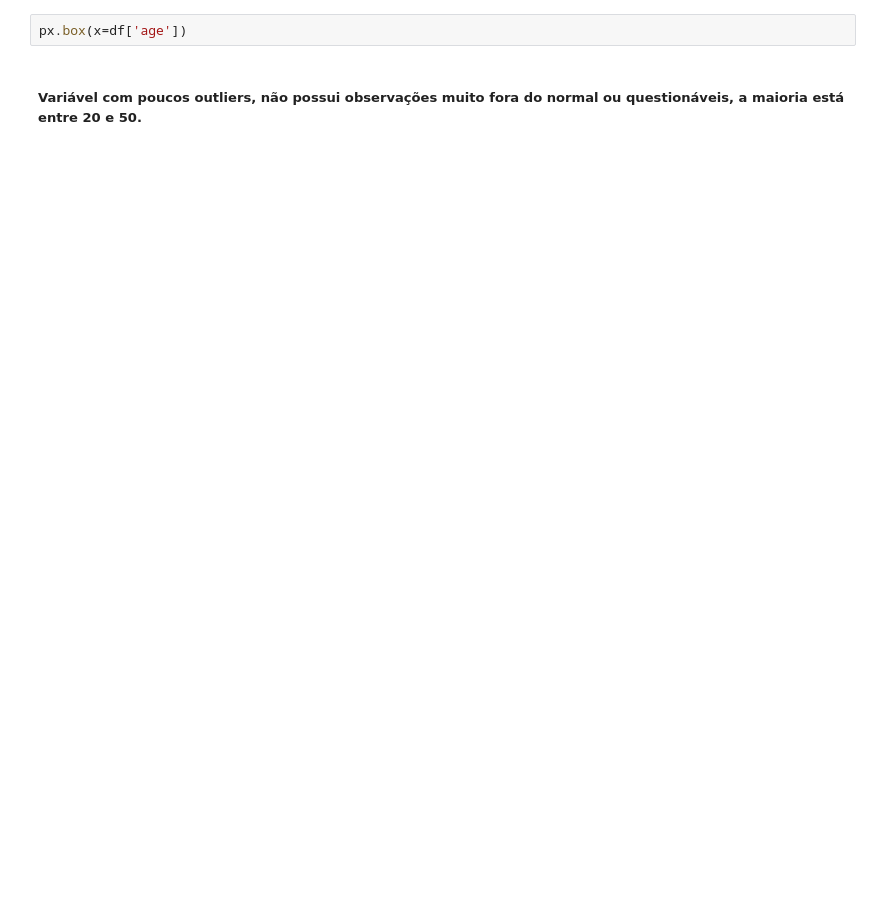
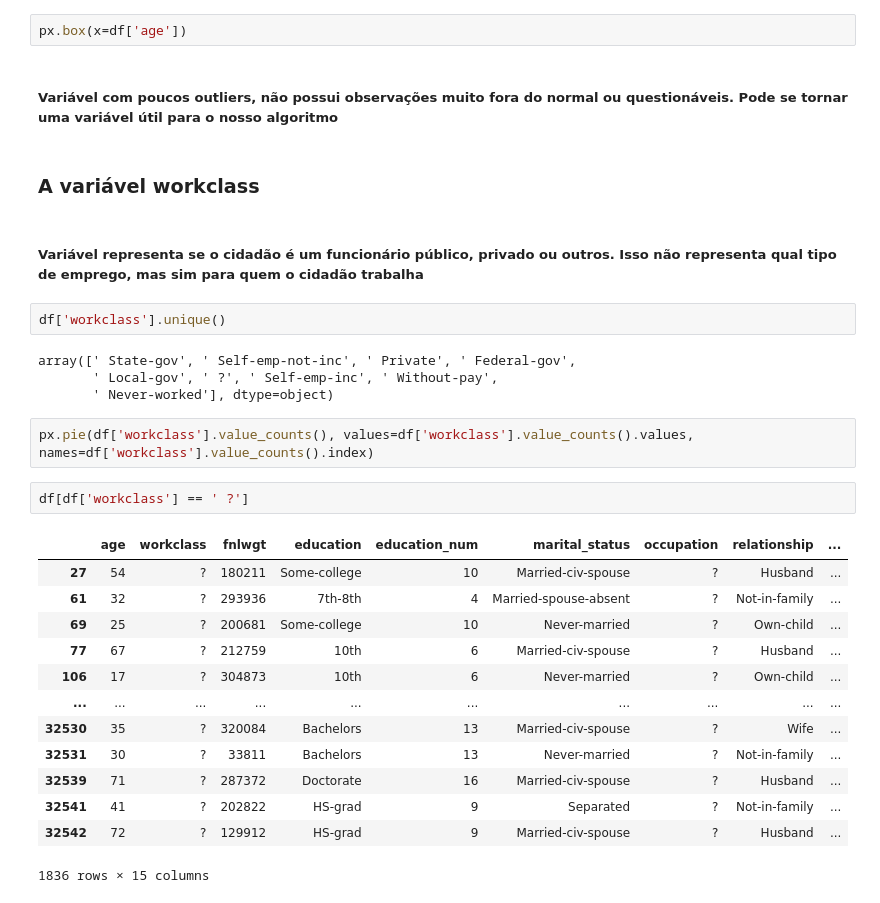
Before and after one commit to Yaak3/Salary_Classification, a Jupyter notebook: project.ipynb, the cells around one changed output. Cells and saved outputs as stored; diff of their text form; blank space fills up the shorter version.

```diff
--- a/project.ipynb
+++ b/project.ipynb
@@ -86,4 +95,32 @@ px.histogram(x=df['age'], nbins=40)
 # %%
 px.box(x=df['age'])
 # %% [markdown]
-##### Variável com poucos outliers, não possui observações muito fora do normal ou questionáveis, a maioria está entre 20 e 50.
+##### Variável com poucos outliers, não possui observações muito fora do normal ou questionáveis. Pode se tornar uma variável útil para o nosso algoritmo
+# %% [markdown]
+### A variável workclass
+# %% [markdown]
+##### Variável representa se o cidadão é um funcionário público, privado ou outros. Isso não representa qual tipo de emprego, mas sim para quem o cidadão trabalha
+# %%
+df['workclass'].unique()
+# %% [output]
+array([' State-gov', ' Self-emp-not-inc', ' Private', ' Federal-gov',
+       ' Local-gov', ' ?', ' Self-emp-inc', ' Without-pay',
+       ' Never-worked'], dtype=object)
+# %%
+px.pie(df['workclass'].value_counts(), values=df['workclass'].value_counts().values, names=df['workclass'].value_counts().index)
+# %%
+df[df['workclass'] == ' ?']
+# %% [output]
+|  | age | workclass | fnlwgt | education | education_num | marital_status | occupation | relationship | ... |
+| 27 | 54 | ? | 180211 | Some-college | 10 | Married-civ-spouse | ? | Husband | ... |
+| 61 | 32 | ? | 293936 | 7th-8th | 4 | Married-spouse-absent | ? | Not-in-family | ... |
+| 69 | 25 | ? | 200681 | Some-college | 10 | Never-married | ? | Own-child | ... |
+| 77 | 67 | ? | 212759 | 10th | 6 | Married-civ-spouse | ? | Husband | ... |
+| 106 | 17 | ? | 304873 | 10th | 6 | Never-married | ? | Own-child | ... |
+| ... | ... | ... | ... | ... | ... | ... | ... | ... | ... |
+| 32530 | 35 | ? | 320084 | Bachelors | 13 | Married-civ-spouse | ? | Wife | ... |
+| 32531 | 30 | ? | 33811 | Bachelors | 13 | Never-married | ? | Not-in-family | ... |
+| 32539 | 71 | ? | 287372 | Doctorate | 16 | Married-civ-spouse | ? | Husband | ... |
+| 32541 | 41 | ? | 202822 | HS-grad | 9 | Separated | ? | Not-in-family | ... |
+| 32542 | 72 | ? | 129912 | HS-grad | 9 | Married-civ-spouse | ? | Husband | ... |
+1836 rows × 15 columns
```
Also changed, not shown: parts of 29 cells of this notebook.
